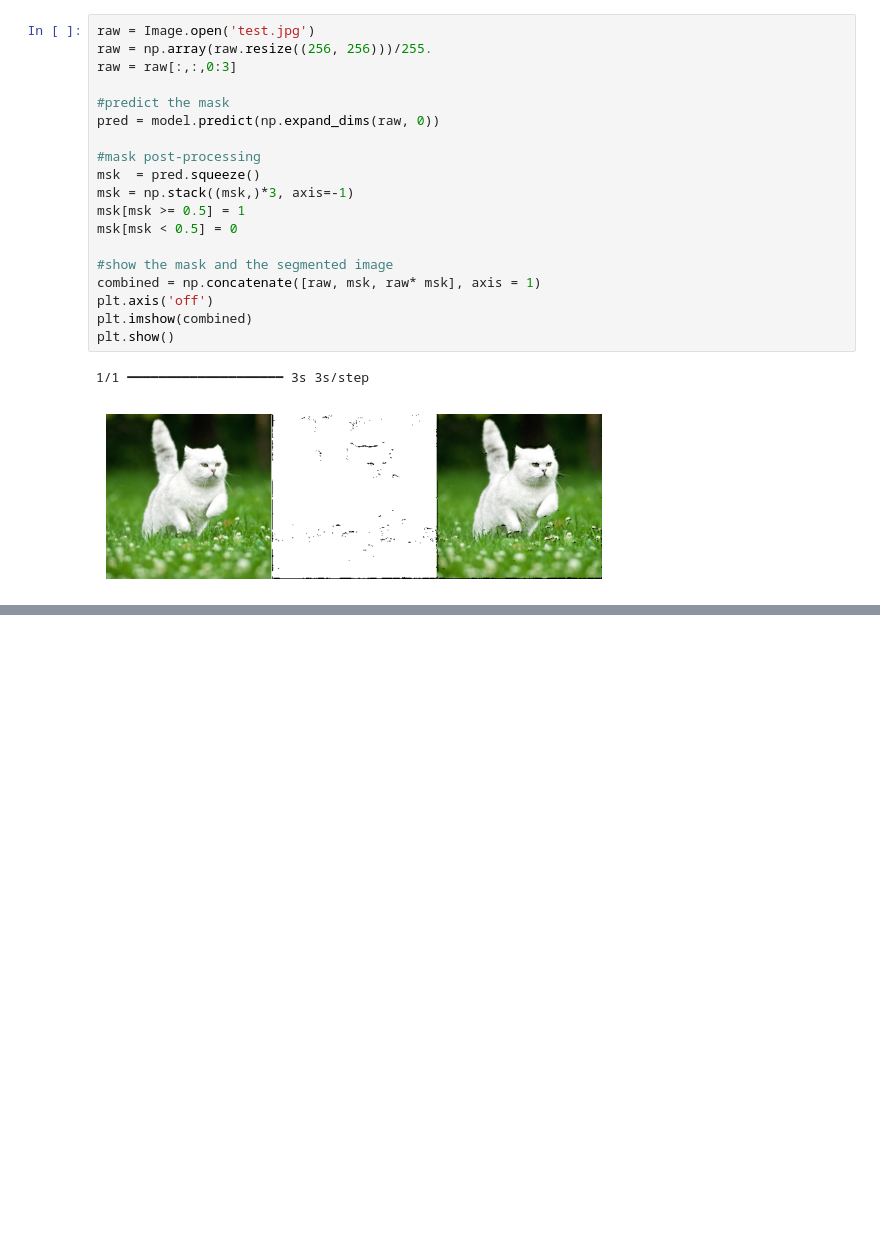
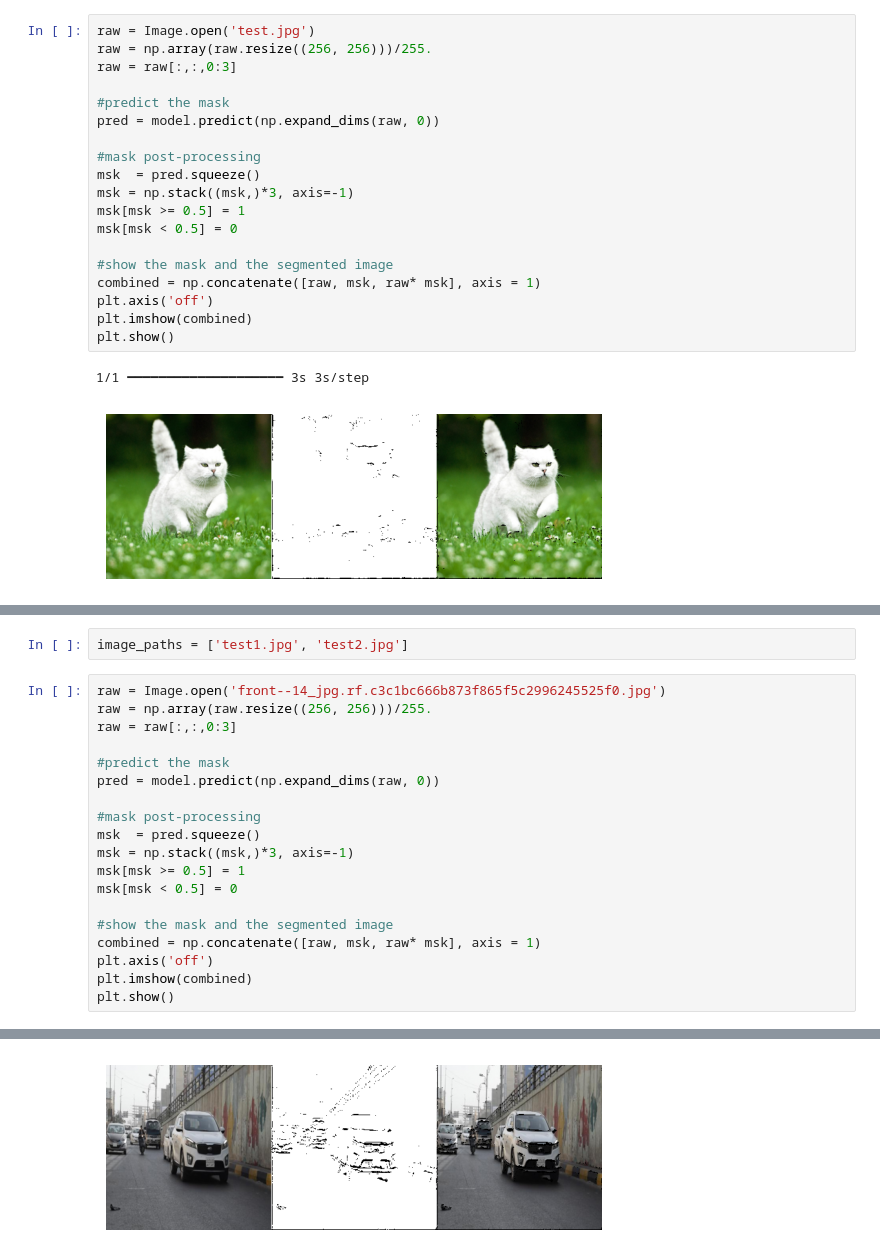
Before and after one commit to DRDomm79/DRDomm79, a Jupyter notebook: unet.ipynb, the cells around one changed output, grey strips where cells are left out. Drawn from its saved outputs; the diff is of its cells as text; blank space fills up the shorter version.

```diff
--- a/unet.ipynb
+++ b/unet.ipynb
@@ -290,0 +317,22 @@ plt.show()
+# %%
+image_paths = ['test1.jpg', 'test2.jpg']
+# %%
+raw = Image.open('front--14_jpg.rf.c3c1bc666b873f865f5c2996245525f0.jpg')
+raw = np.array(raw.resize((256, 256)))/255.
+raw = raw[:,:,0:3]
+
+#predict the mask
+pred = model.predict(np.expand_dims(raw, 0))
+
+#mask post-processing
+msk  = pred.squeeze()
+msk = np.stack((msk,)*3, axis=-1)
+msk[msk >= 0.5] = 1
+msk[msk < 0.5] = 0
+
+#show the mask and the segmented image
+combined = np.concatenate([raw, msk, raw* msk], axis = 1)
+plt.axis('off')
+plt.imshow(combined)
+plt.show()
+# %% [output]
@@ -290,0 +340 @@ plt.show()
+[figure, added]
```
Also changed, not shown: parts of 4 cells of this notebook.
